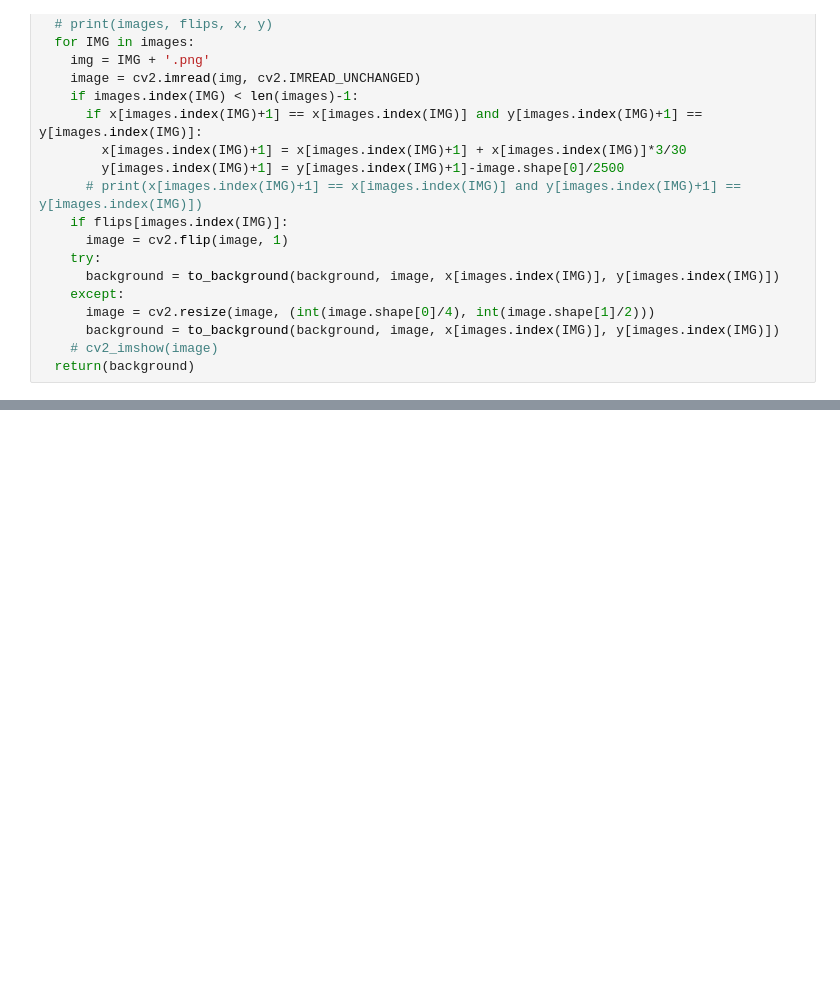
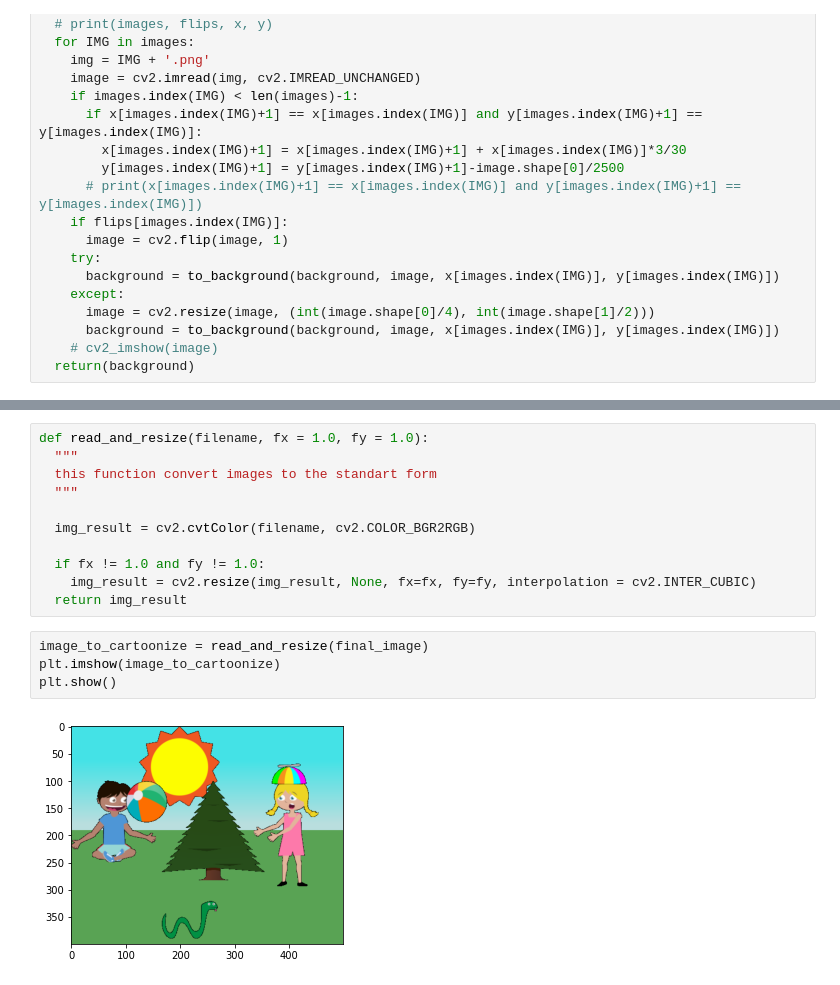
Before and after one commit to UralmashFox/CV_Project, a Jupyter notebook: CV_project.ipynb, the cells around one changed output, grey strips where cells are left out. Saved outputs shown, nothing was run; the diff lists cells and outputs as text; blank space fills up the shorter version.

```diff
--- a/CV_project.ipynb
+++ b/CV_project.ipynb
@@ -176,0 +203,17 @@ cv2_imshow(final_image)
+# %%
+def read_and_resize(filename, fx = 1.0, fy = 1.0):
+  """
+  this function convert images to the standart form
+  """
+
+  img_result = cv2.cvtColor(filename, cv2.COLOR_BGR2RGB)
+
+  if fx != 1.0 and fy != 1.0:
+    img_result = cv2.resize(img_result, None, fx=fx, fy=fy, interpolation = cv2.INTER_CUBIC)
+  return img_result
+# %%
+image_to_cartoonize = read_and_resize(final_image)
+plt.imshow(image_to_cartoonize)
+plt.show()
+# %% [output]
+[figure, added]
```
Also changed, not shown: parts of 10 cells of this notebook.
